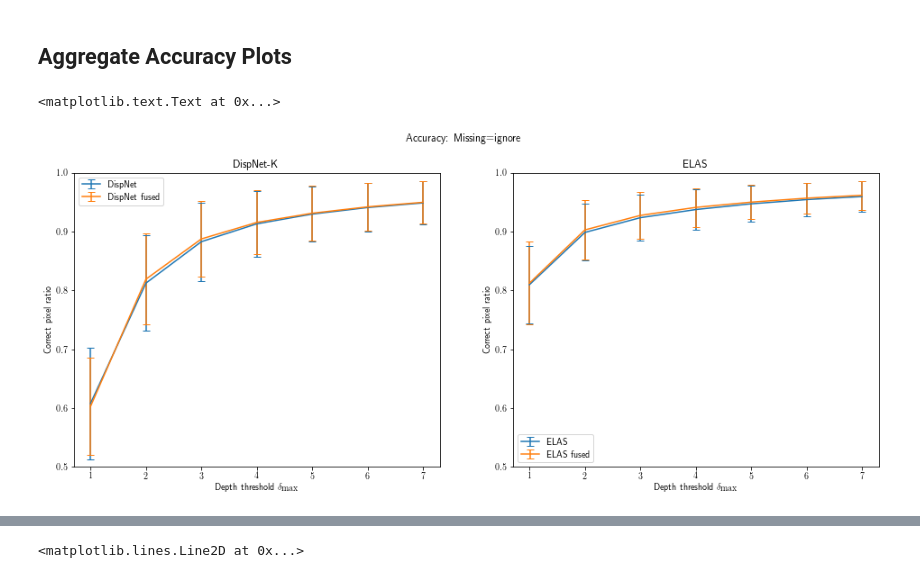
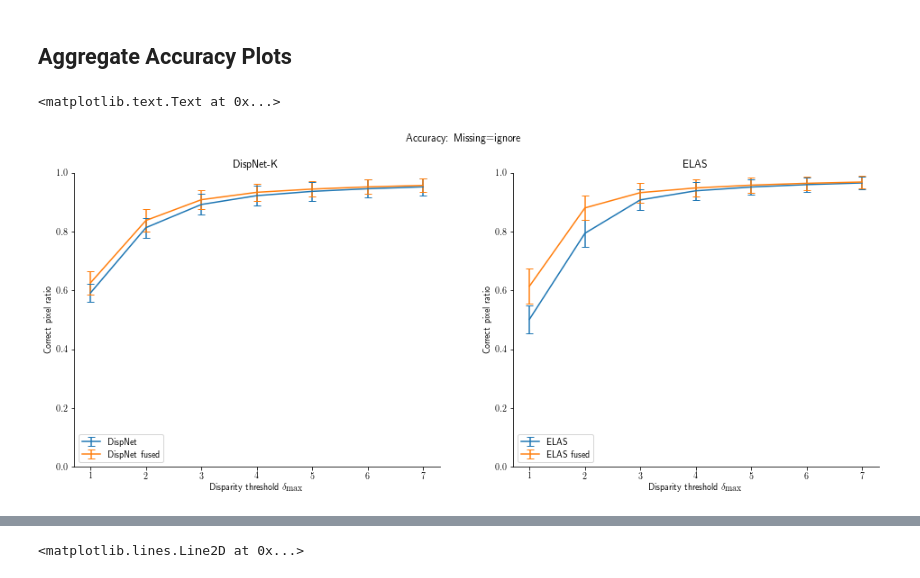
Before and after one commit to AndreiBarsan/DynSLAM, a Jupyter notebook: notebooks/DepthAnalysis.ipynb, the cells around one changed output, grey strips where cells are left out. Saved outputs shown, nothing was run; the diff lists cells and outputs as text; code cells hidden in the pictures.

```diff
--- a/notebooks/DepthAnalysis.ipynb
+++ b/notebooks/DepthAnalysis.ipynb
@@ -44,4 +44,9 @@ kitti-odometry-08-offset-3969-depth-precomputed-dispnet-voxelsize-0.0500-max-dep
 # CSV_FILE_ELAS ="../cmake-build-debug/kitti-odometry-03-offset-500-depth-precomputed-elas-voxelsize-0.0350-max-depth-m-16.00-results.csv"
 
 CSV_FILE_DISPNET = "../cmake-build-debug/kitti-odometry-06-offset-0-depth-precomputed-dispnet-voxelsize-0.0500-max-depth-m-20.00-results.csv"
-CSV_FILE_ELAS = "../cmake-build-debug/kitti-odometry-06-offset-0-depth-precomputed-elas-voxelsize-0.0500-max-depth-m-20.00-results.csv"
+# CSV_FILE_ELAS = "../cmake-build-debug/kitti-odometry-06-offset-0-depth-precomputed-elas-voxelsize-0.0500-max-depth-m-20.00-results.csv"
+
+print("UNFAIR COMPARISON!!!")
+
+# just trying to see exactly how much better the improvement is
+CSV_FILE_ELAS = "../cmake-build-debug/kitti-tracking-sequence-0004-tracking-dataset-offset-0-depth-precomputed-elas-voxelsize-0.0500-max-depth-m-20.00-results.csv"
@@ -203,40 +210,45 @@ for i in delta_maxes:
 
     in_acc_mean, in_acc_std = stats_for_delta(frame_dn, 'input', i, missing_are_errors)
     in_acc_mean_e, in_acc_std_e = stats_for_delta(frame_elas, 'input', i, missing_are_errors)
     accs_input.append(in_acc_mean)
     accs_input_stds.append(in_acc_std)
     accs_input_e.append(in_acc_mean_e)
     accs_input_stds_e.append(in_acc_std_e)
 
 plot_options = {
     'capsize': 4
 }
 
-# TODO look for best practices for mpl figures and use them
-plt.subplot(121)
+# TODO look for best practices for matplotlib figures and use them
+ax = plt.subplot(121)
 plt.errorbar(delta_maxes, accs_input, accs_input_stds, label='DispNet', **plot_options)
 plt.errorbar(delta_maxes, accs_fusion, accs_fusion_stds, label='DispNet fused', **plot_options)
-plt.xlabel(r"Depth threshold $\delta_{\textrm{max}}$")
+plt.xlabel(r"Disparity threshold $\delta_{\textrm{max}}$")
 plt.ylabel(r"Correct pixel ratio")
-plt.ylim([0.5, 1])
+plt.ylim([0, 1])
 plt.title("DispNet-K")
 # plt.axvline(x=3)
+ax.spines["right"].set_visible(False)
+ax.spines["top"].set_visible(False)
+
 plt.legend()
 
 
-plt.subplot(122)
+ax = plt.subplot(122)
 plt.errorbar(delta_maxes, accs_input_e, accs_input_stds_e, label='ELAS', **plot_options)
 plt.errorbar(delta_maxes, accs_fusion_e, accs_fusion_stds_e, label='ELAS fused', **plot_options)
-plt.xlabel(r"Depth threshold $\delta_{\textrm{max}}$")
+plt.xlabel(r"Disparity threshold $\delta_{\textrm{max}}$")
 plt.ylabel(r"Correct pixel ratio")
-plt.ylim([0.5, 1])
+plt.ylim([0, 1])
 plt.title("ELAS")
 # plt.axvline(x=3)
+ax.spines["right"].set_visible(False)
+ax.spines["top"].set_visible(False)
 plt.legend()
 
 plt.suptitle("Accuracy: {}".format("Missing=error" if missing_are_errors else "Missing=ignore" ))
 # %% [output]
 <matplotlib.text.Text at 0x...>
-[figure, old version]
+[figure, new version]
 # %%
 %ls img
```
Also changed, not shown: parts of 6 cells of this notebook.
